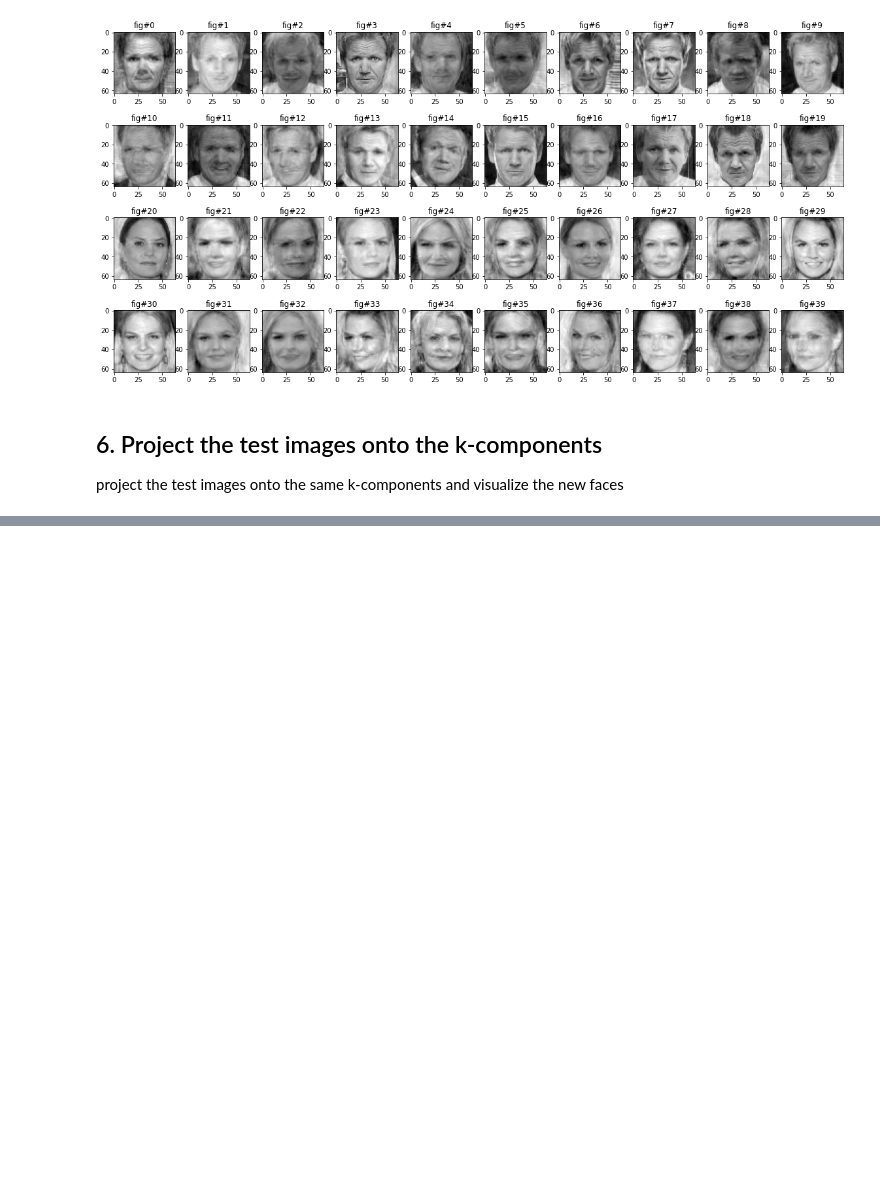
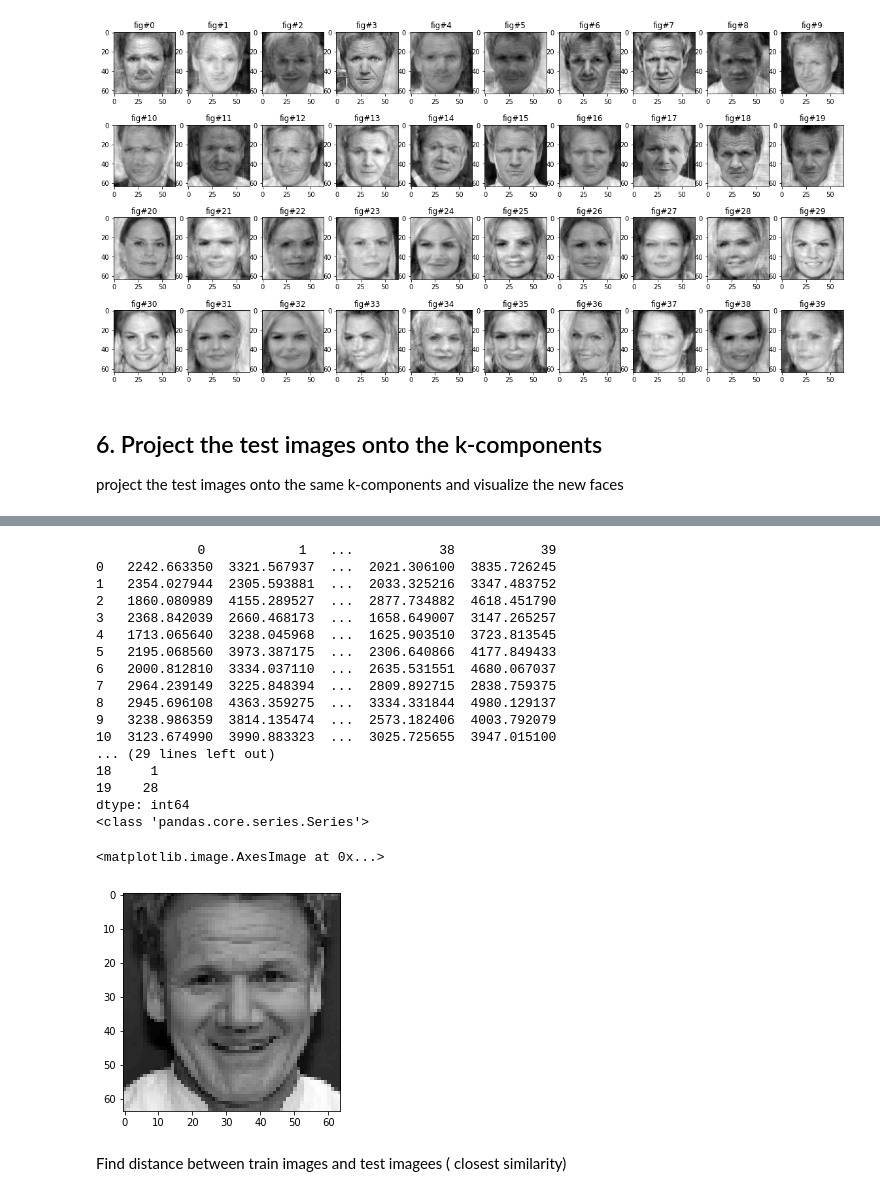
Before and after one commit to Nicocro/CV_Assignments, a Jupyter notebook: 4_2_Learning_features_from_data.ipynb, the cells around one changed output, grey strips where cells are left out. Drawn from its saved outputs; the diff is of its cells as text; code cells hidden in the pictures; blank space fills up the shorter version.

```diff
--- a/4_2_Learning_features_from_data.ipynb
+++ b/4_2_Learning_features_from_data.ipynb
@@ -277,0 +321,31 @@ project the test images onto the same k-components and visualize the new faces
+# %%
+distances = pd.DataFrame(scipy.spatial.distance.cdist(test_weights.iloc[:,1:], weights_reduced.iloc[:,1:], metric='euclidean'))
+print(distances)
+min_index = distances.idxmin(axis=1)
+print(min_index)
+print(type(min_index))
+
+similar_face = np.reshape(np.array(faces.iloc[min_index[0]]), (64,64))
+plt.imshow(similar_face, cmap='gray')
+# %% [output]
+             0            1   ...           38           39
+0   2242.663350  3321.567937  ...  2021.306100  3835.726245
+1   2354.027944  2305.593881  ...  2033.325216  3347.483752
+2   1860.080989  4155.289527  ...  2877.734882  4618.451790
+3   2368.842039  2660.468173  ...  1658.649007  3147.265257
+4   1713.065640  3238.045968  ...  1625.903510  3723.813545
+5   2195.068560  3973.387175  ...  2306.640866  4177.849433
+6   2000.812810  3334.037110  ...  2635.531551  4680.067037
+7   2964.239149  3225.848394  ...  2809.892715  2838.759375
+8   2945.696108  4363.359275  ...  3334.331844  4980.129137
+9   3238.986359  3814.135474  ...  2573.182406  4003.792079
+10  3123.674990  3990.883323  ...  3025.725655  3947.015100
+... (29 lines left out)
+18     1
+19    28
+dtype: int64
+<class 'pandas.core.series.Series'>
+<matplotlib.image.AxesImage at 0x...>
+[figure, added]
+# %% [markdown]
+Find distance between train images and test imagees ( closest similarity)
```
Also changed, not shown: parts of 16 cells of this notebook.
